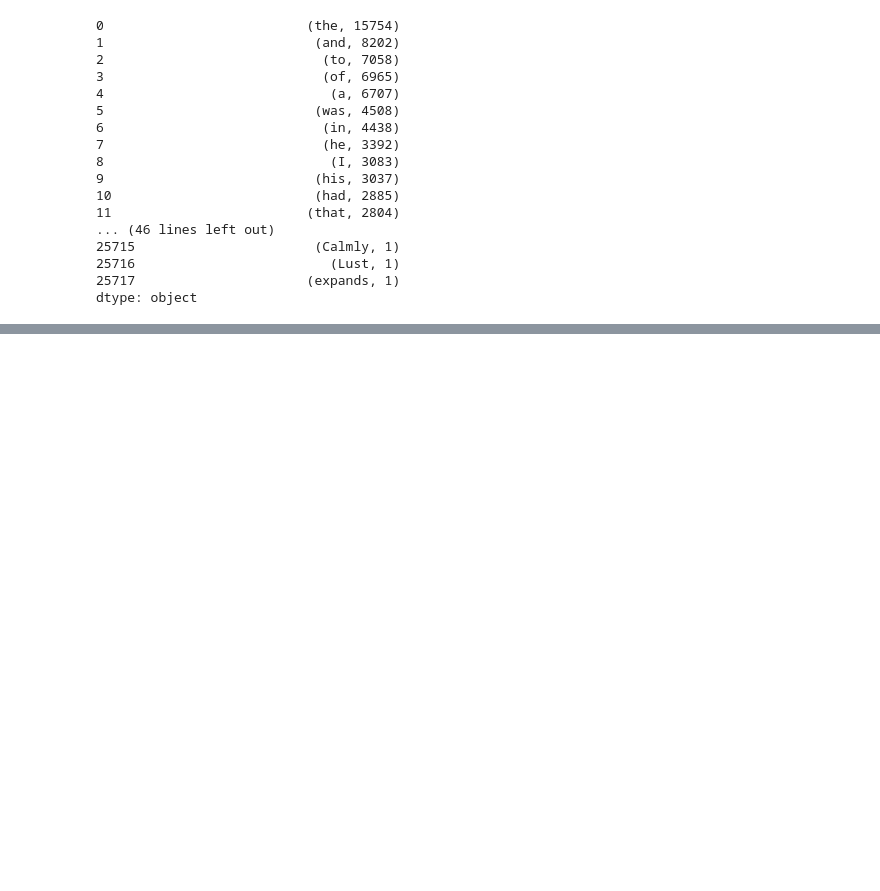
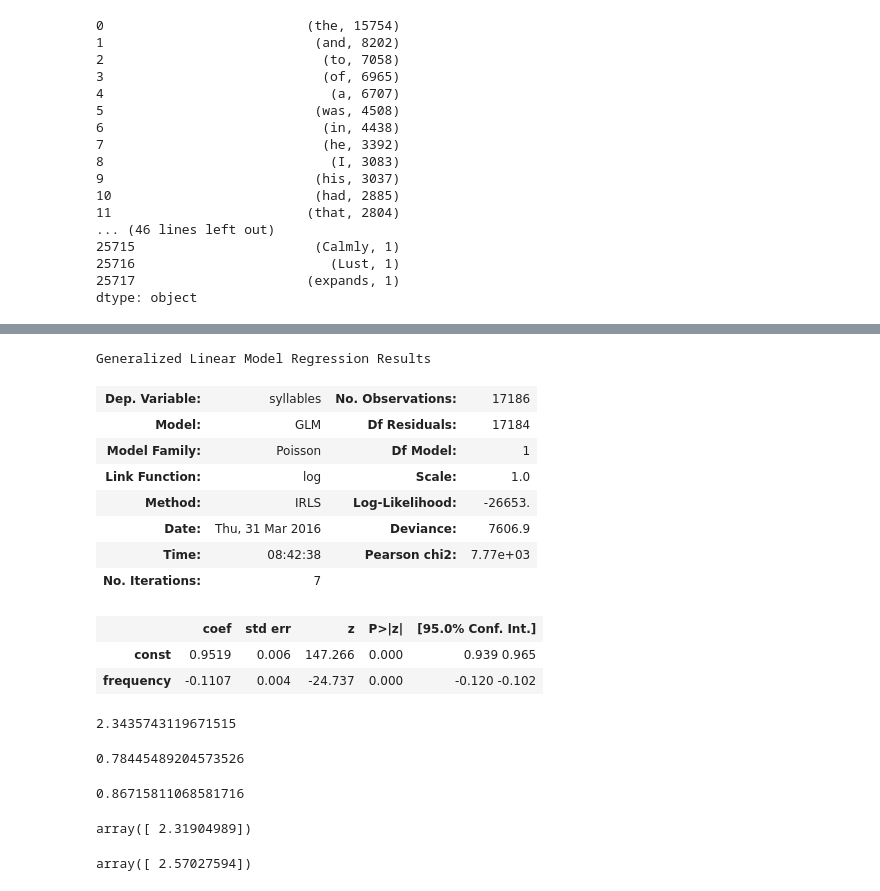
Before and after one commit to ThomasProctor/ImprovedFlesch, a Jupyter notebook: BrownCorpusToFlesch.ipynb, the cells around one changed output, grey strips where cells are left out. Saved outputs shown, nothing was run; the diff lists cells and outputs as text; code cells hidden in the pictures; blank space fills up the shorter version.

Commit message:
freq -> sylb functional form

```diff
--- a/BrownCorpusToFlesch.ipynb
+++ b/BrownCorpusToFlesch.ipynb
@@ -385,0 +419,37 @@ dtype: object
+# %%
+poimodel=sm.GLM((wordf['syllables']),sm.add_constant(np.log(wordf['frequency'])),family=sm.families.Poisson())
+poifit=poimodel.fit()
+poifit.summary()
+# %% [output]
+Generalized Linear Model Regression Results
+| Dep. Variable: | syllables | No. Observations: | 17186 |
+| Model: | GLM | Df Residuals: | 17184 |
+| Model Family: | Poisson | Df Model: | 1 |
+| Link Function: | log | Scale: | 1.0 |
+| Method: | IRLS | Log-Likelihood: | -26653. |
+| Date: | Thu, 31 Mar 2016 | Deviance: | 7606.9 |
+| Time: | 08:42:38 | Pearson chi2: | 7.77e+03 |
+| No. Iterations: | 7 |  |  |
+|  | coef | std err | z | P>|z| | [95.0% Conf. Int.] |
+| const | 0.9519 | 0.006 | 147.266 | 0.000 | 0.939 0.965 |
+| frequency | -0.1107 | 0.004 | -24.737 | 0.000 | -0.120 -0.102 |
+# %%
+equiv_sylb(1,olsfit.params['frequency'],olsfit.params['const'])
+# %% [output]
+2.3435743119671515
+# %%
+equiv_sylb(wordf['frequency'].max(),olsfit.params['frequency'],olsfit.params['const'])
+# %% [output]
+0.78445489204573526
+# %%
+equiv_sylb(1,poifit.params['frequency'],poifit.params['const'])
+# %% [output]
+0.86715811068581716
+# %%
+poifit.predict([1,1])
+# %% [output]
+array([ 2.31904989])
+# %%
+olsfit.predict([1,np.log(1)])
+# %% [output]
+array([ 2.57027594])
```
Also changed, not shown: parts of 27 cells of this notebook, 1 other file.
